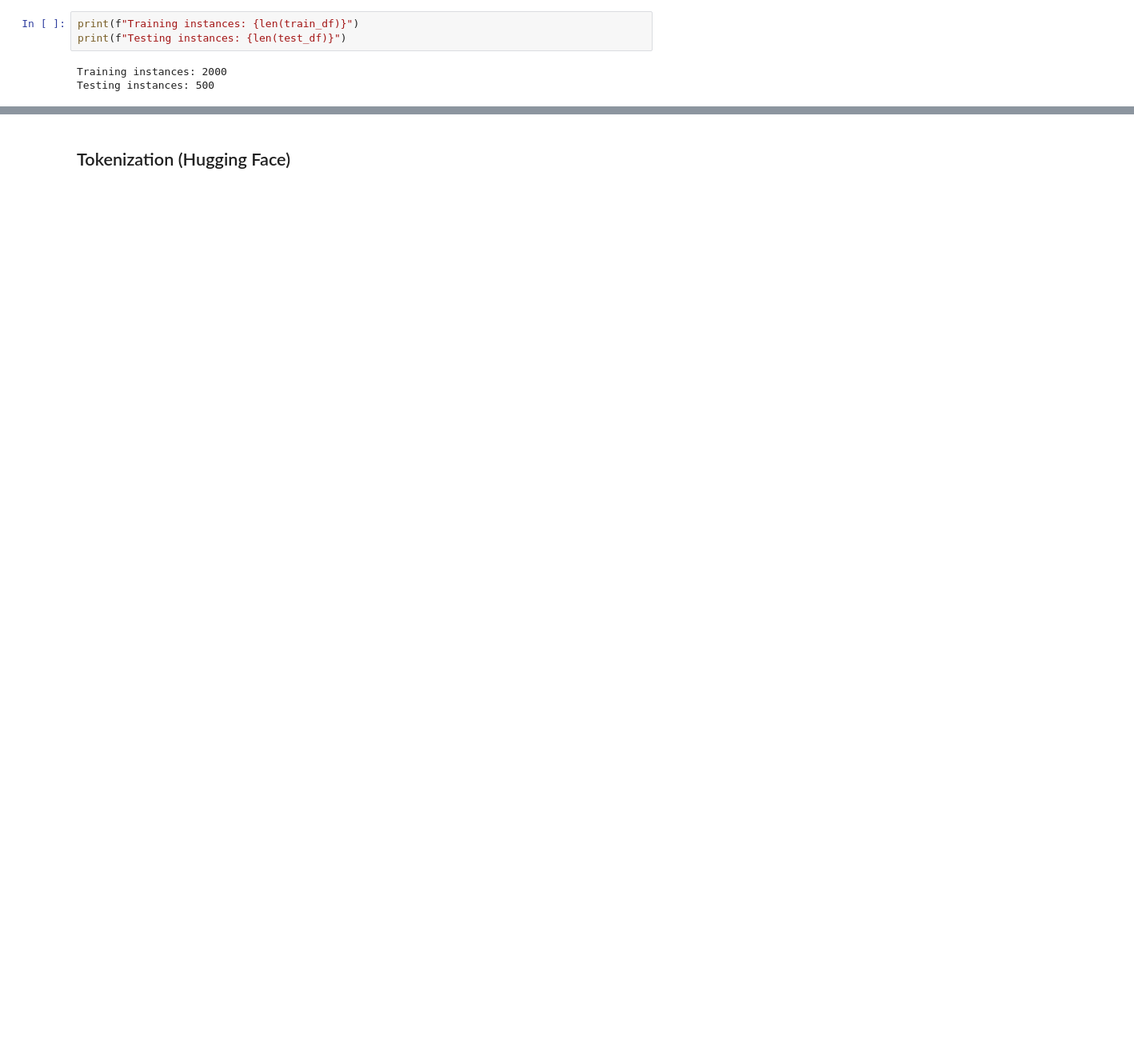
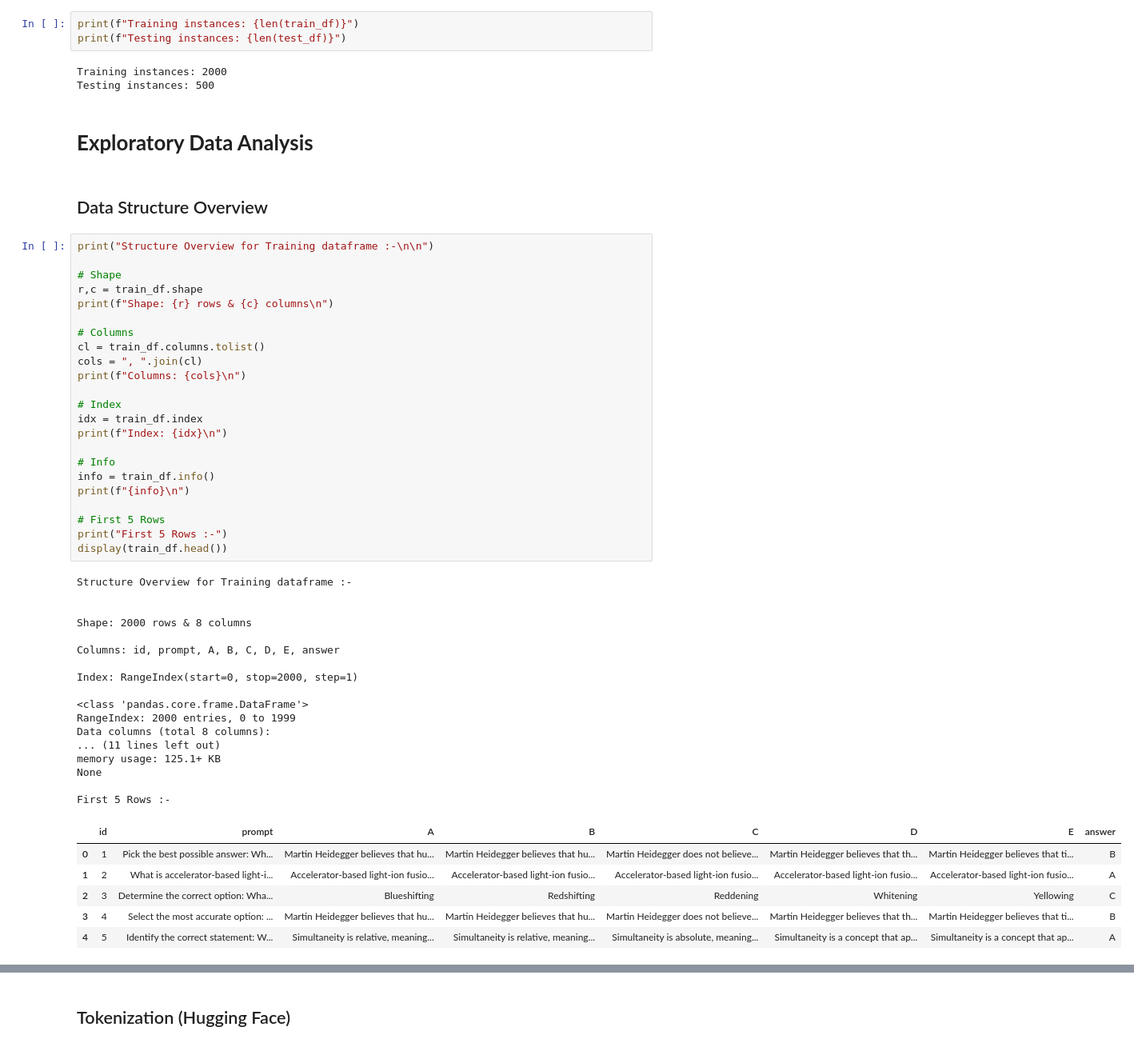
Before and after one commit to BhagyaJyoti22006/Smart-MCQ-Solver-Challenge, a Jupyter notebook: notebooks/Final_Notebook.ipynb, the cells around one changed output, grey strips where cells are left out. Shown at 80% size. Saved outputs shown, nothing was run; the diff lists cells and outputs as text; blank space fills up the shorter version.

```diff
--- a/notebooks/Final_Notebook.ipynb
+++ b/notebooks/Final_Notebook.ipynb
@@ -88,3 +106,54 @@ print(f"Testing instances: {len(test_df)}")
 # %% [output]
 Training instances: 2000
 Testing instances: 500
+# %% [markdown]
+# **Exploratory Data Analysis**
+# %% [markdown]
+## Data Structure Overview
+# %%
+print("Structure Overview for Training dataframe :-\n\n")
+
+# Shape
+r,c = train_df.shape
+print(f"Shape: {r} rows & {c} columns\n")
+
+# Columns
+cl = train_df.columns.tolist()
+cols = ", ".join(cl)
+print(f"Columns: {cols}\n")
+
+# Index
+idx = train_df.index
+print(f"Index: {idx}\n")
+
+# Info
+info = train_df.info()
+print(f"{info}\n")
+
+# First 5 Rows
+print("First 5 Rows :-")
+display(train_df.head())
+# %% [output]
+Structure Overview for Training dataframe :-
+
+
+Shape: 2000 rows & 8 columns
+
+Columns: id, prompt, A, B, C, D, E, answer
+
+Index: RangeIndex(start=0, stop=2000, step=1)
+
+<class 'pandas.core.frame.DataFrame'>
+RangeIndex: 2000 entries, 0 to 1999
+Data columns (total 8 columns):
+... (11 lines left out)
+memory usage: 125.1+ KB
+None
+
+First 5 Rows :-
+|  | id | prompt | A | B | C | D | E | answer |
+| 0 | 1 | Pick the best possible answer: Wh... | Martin Heidegger believes that hu... | Martin Heidegger believes that hu... | Martin Heidegger does not believe... | Martin Heidegger believes that th... | Martin Heidegger believes that ti... | B |
+| 1 | 2 | What is accelerator-based light-i... | Accelerator-based light-ion fusio... | Accelerator-based light-ion fusio... | Accelerator-based light-ion fusio... | Accelerator-based light-ion fusio... | Accelerator-based light-ion fusio... | A |
+| 2 | 3 | Determine the correct option: Wha... | Blueshifting | Redshifting | Reddening | Whitening | Yellowing | C |
+| 3 | 4 | Select the most accurate option: ... | Martin Heidegger believes that hu... | Martin Heidegger believes that hu... | Martin Heidegger does not believe... | Martin Heidegger believes that th... | Martin Heidegger believes that ti... | B |
+| 4 | 5 | Identify the correct statement: W... | Simultaneity is relative, meaning... | Simultaneity is relative, meaning... | Simultaneity is absolute, meaning... | Simultaneity is a concept that ap... | Simultaneity is a concept that ap... | A |
```
Also changed, not shown: parts of 74 cells of this notebook.
